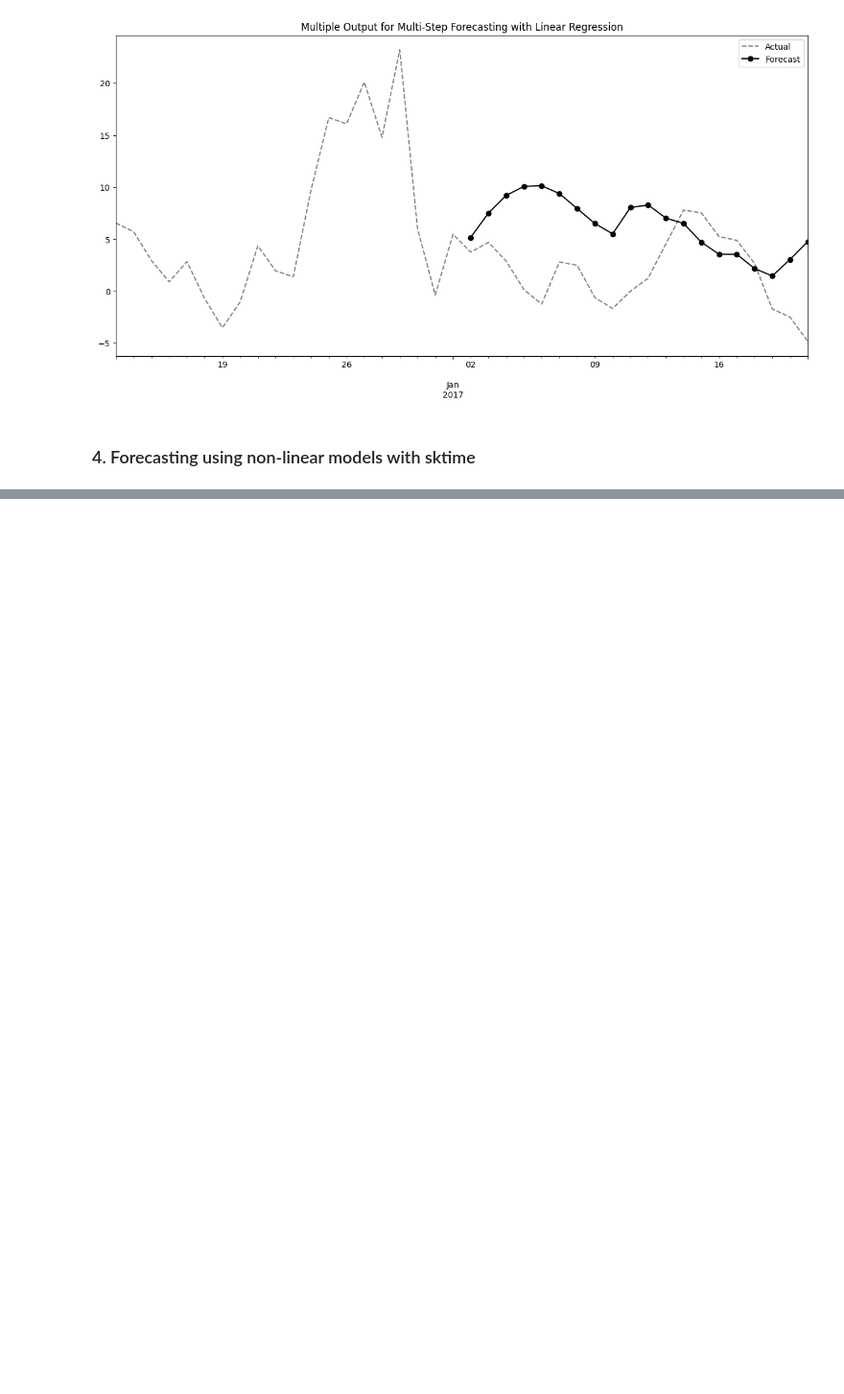
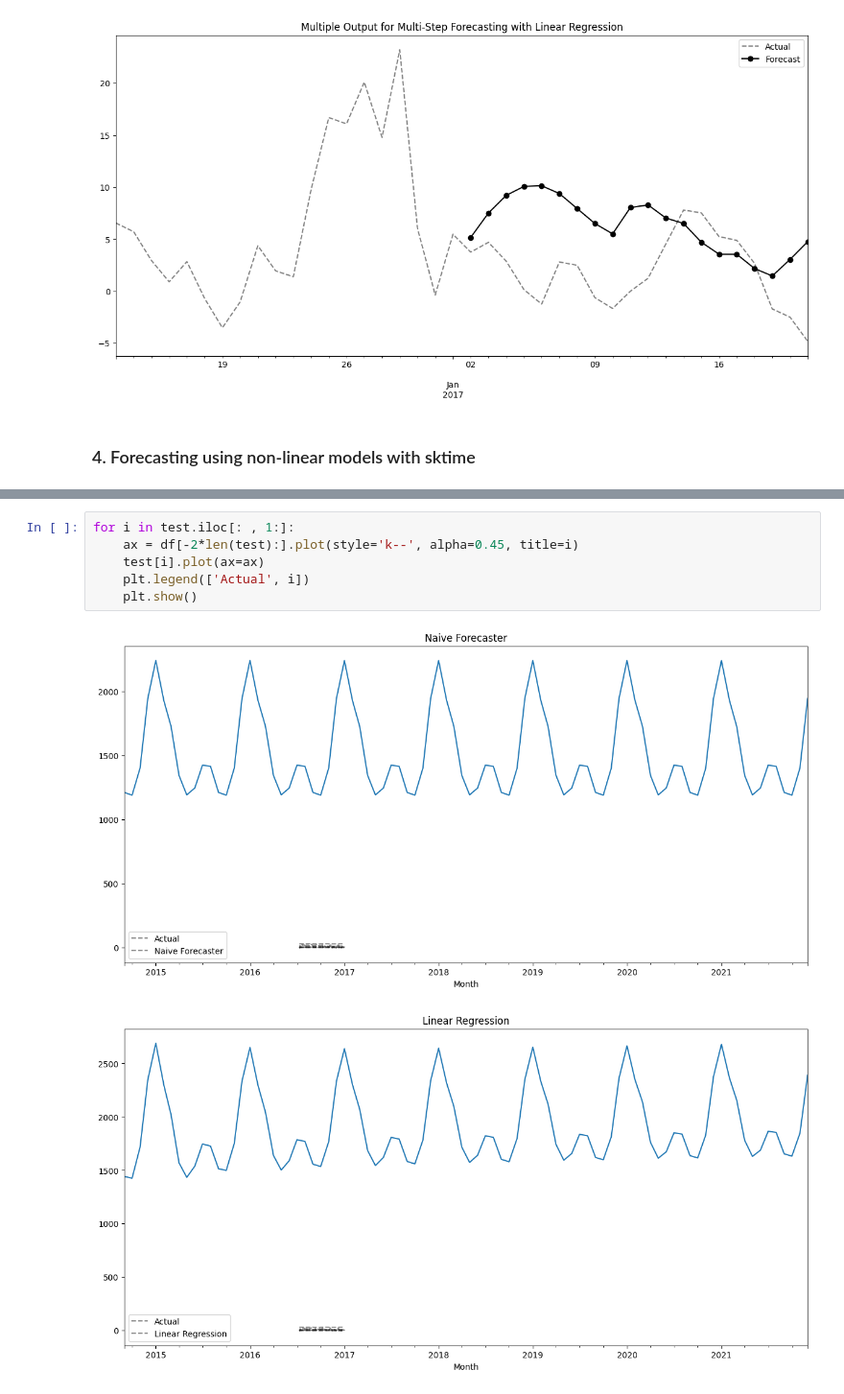
Before and after one commit to Jeremiah-Katumo/dsa, a Jupyter notebook: 3-time-series/10-forecasting-using-unsupervised-ml.ipynb, the cells around one changed output, grey strips where cells are left out. Shown at 96% size. Cells and saved outputs as stored; diff of their text form; blank space fills up the shorter version.

```diff
--- a/3-time-series/10-forecasting-using-unsupervised-ml.ipynb
+++ b/3-time-series/10-forecasting-using-unsupervised-ml.ipynb
@@ -551,0 +640,9 @@ from sktime.forecasting.compose import make_reduction
+# %%
+for i in test.iloc[: , 1:]:
+    ax = df[-2*len(test):].plot(style='k--', alpha=0.45, title=i)
+    test[i].plot(ax=ax)
+    plt.legend(['Actual', i])
+    plt.show()
+# %% [output]
+[figure, added]
+[figure, added]
```
Also changed, not shown: parts of 46 cells of this notebook.
